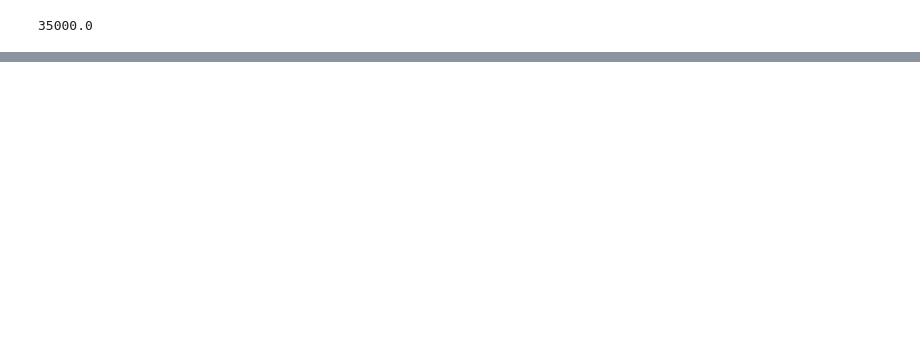
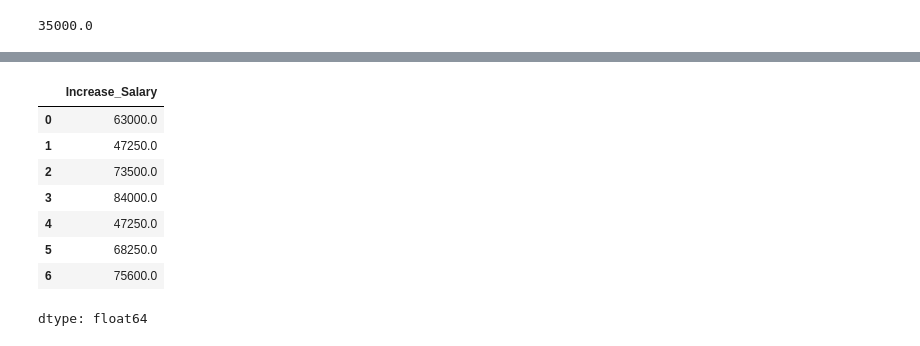
Before and after one commit to Nitik-sharma/Backend, a Jupyter notebook: Untitled2.ipynb, the cells around one changed output, grey strips where cells are left out. Cells and saved outputs as stored; diff of their text form; code cells hidden in the pictures; blank space fills up the shorter version.

```diff
--- a/Untitled2.ipynb
+++ b/Untitled2.ipynb
@@ -250,0 +275,12 @@ diff
+# %%
+df.Increase_Salary
+# %% [output]
+|  | Increase_Salary |
+| 0 | 63000.0 |
+| 1 | 47250.0 |
+| 2 | 73500.0 |
+| 3 | 84000.0 |
+| 4 | 47250.0 |
+| 5 | 68250.0 |
+| 6 | 75600.0 |
+dtype: float64
```
Also changed, not shown: parts of 16 cells of this notebook.
